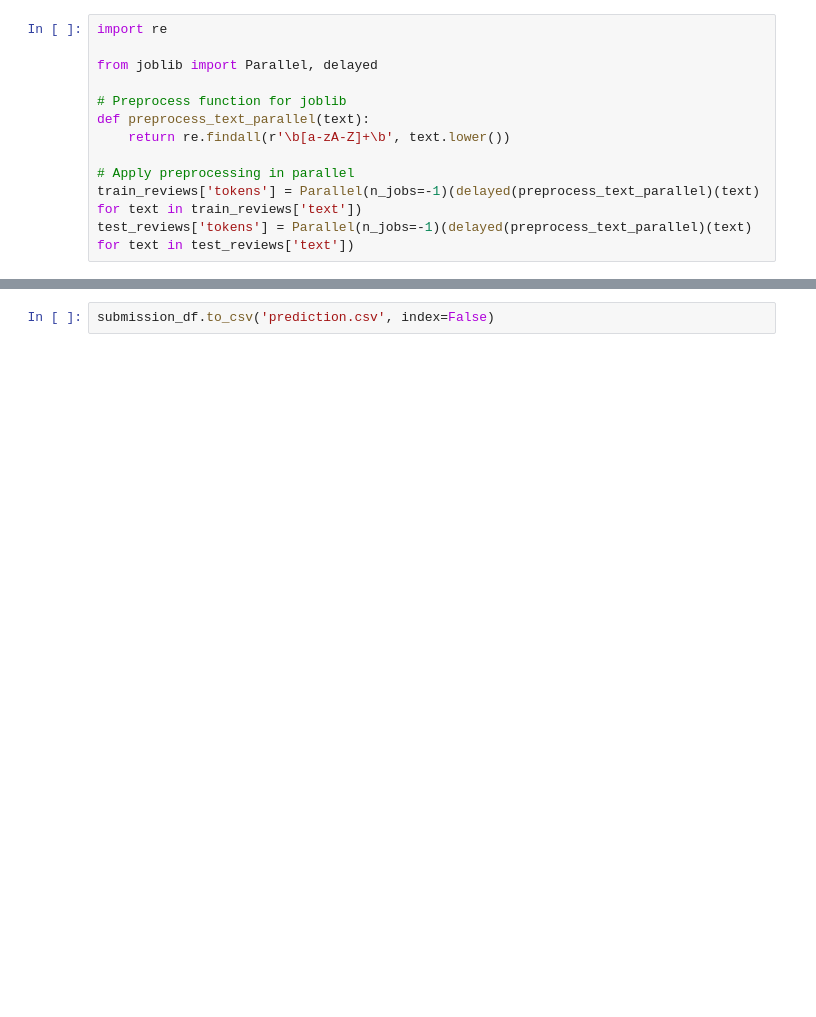
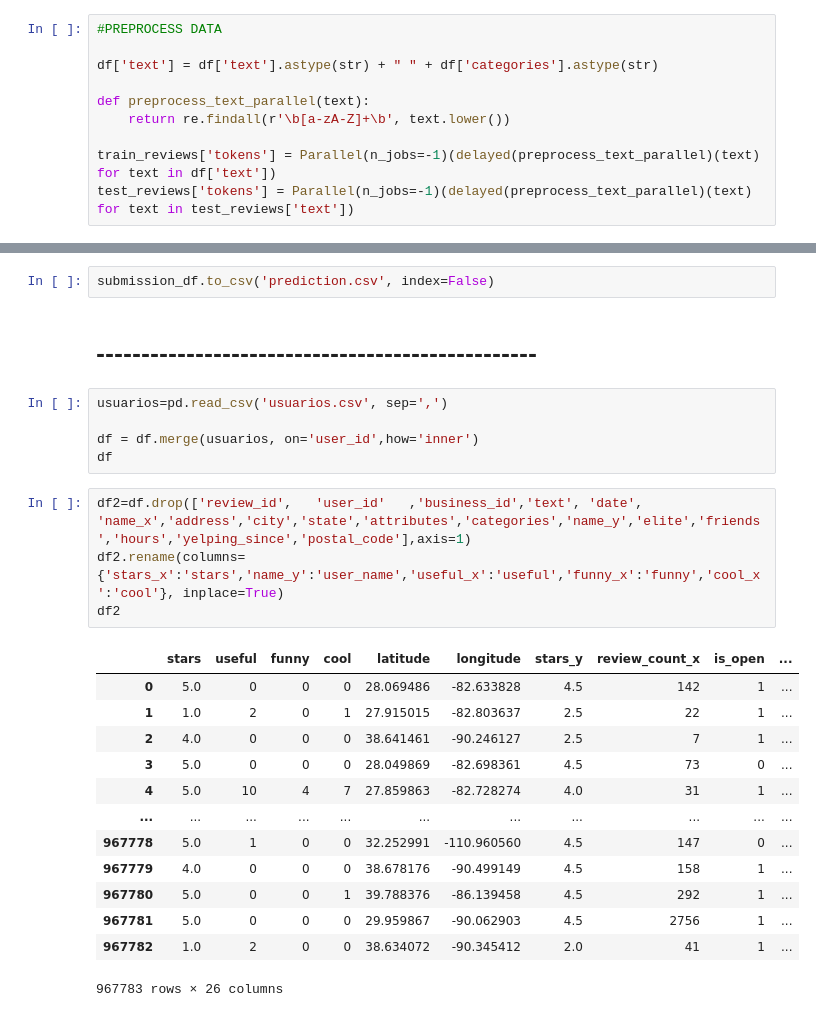
Before and after one commit to JorgeDC01/Recommendation-Systems, a Jupyter notebook: sistemas_recomendacion_pruebas.ipynb, the cells around one changed output, grey strips where cells are left out. Drawn from its saved outputs; the diff is of its cells as text; blank space fills up the shorter version.

```diff
--- a/sistemas_recomendacion_pruebas.ipynb
+++ b/sistemas_recomendacion_pruebas.ipynb
@@ -44,12 +27,10 @@ True
 # %%
-import re
+#PREPROCESS DATA
 
-from joblib import Parallel, delayed
+df['text'] = df['text'].astype(str) + " " + df['categories'].astype(str)
 
-# Preprocess function for joblib
 def preprocess_text_parallel(text):
     return re.findall(r'\b[a-zA-Z]+\b', text.lower())
 
-# Apply preprocessing in parallel
-train_reviews['tokens'] = Parallel(n_jobs=-1)(delayed(preprocess_text_parallel)(text) for text in train_reviews['text'])
+train_reviews['tokens'] = Parallel(n_jobs=-1)(delayed(preprocess_text_parallel)(text) for text in df['text'])
 test_reviews['tokens'] = Parallel(n_jobs=-1)(delayed(preprocess_text_parallel)(text) for text in test_reviews['text'])
@@ -109,2 +275,27 @@ submission_df
 # %%
 submission_df.to_csv('prediction.csv', index=False)
+# %% [markdown]
+## -------------------------------------------------
+# %%
+usuarios=pd.read_csv('usuarios.csv', sep=',')
+
+df = df.merge(usuarios, on='user_id',how='inner')
+df
+# %%
+df2=df.drop(['review_id',	'user_id'	,'business_id','text', 'date', 'name_x','address','city','state','attributes','categories','name_y','elite','friends','hours','yelping_since','postal_code'],axis=1)
+df2.rename(columns={'stars_x':'stars','name_y':'user_name','useful_x':'useful','funny_x':'funny','cool_x':'cool'}, inplace=True)
+df2
+# %% [output]
+|  | stars | useful | funny | cool | latitude | longitude | stars_y | review_count_x | is_open | ... |
+| 0 | 5.0 | 0 | 0 | 0 | 28.069486 | -82.633828 | 4.5 | 142 | 1 | ... |
+| 1 | 1.0 | 2 | 0 | 1 | 27.915015 | -82.803637 | 2.5 | 22 | 1 | ... |
+| 2 | 4.0 | 0 | 0 | 0 | 38.641461 | -90.246127 | 2.5 | 7 | 1 | ... |
+| 3 | 5.0 | 0 | 0 | 0 | 28.049869 | -82.698361 | 4.5 | 73 | 0 | ... |
+| 4 | 5.0 | 10 | 4 | 7 | 27.859863 | -82.728274 | 4.0 | 31 | 1 | ... |
+| ... | ... | ... | ... | ... | ... | ... | ... | ... | ... | ... |
+| 967778 | 5.0 | 1 | 0 | 0 | 32.252991 | -110.960560 | 4.5 | 147 | 0 | ... |
+| 967779 | 4.0 | 0 | 0 | 0 | 38.678176 | -90.499149 | 4.5 | 158 | 1 | ... |
+| 967780 | 5.0 | 0 | 0 | 1 | 39.788376 | -86.139458 | 4.5 | 292 | 1 | ... |
+| 967781 | 5.0 | 0 | 0 | 0 | 29.959867 | -90.062903 | 4.5 | 2756 | 1 | ... |
+| 967782 | 1.0 | 2 | 0 | 0 | 38.634072 | -90.345412 | 2.0 | 41 | 1 | ... |
+967783 rows × 26 columns
```
Also changed, not shown: parts of 20 cells of this notebook.
